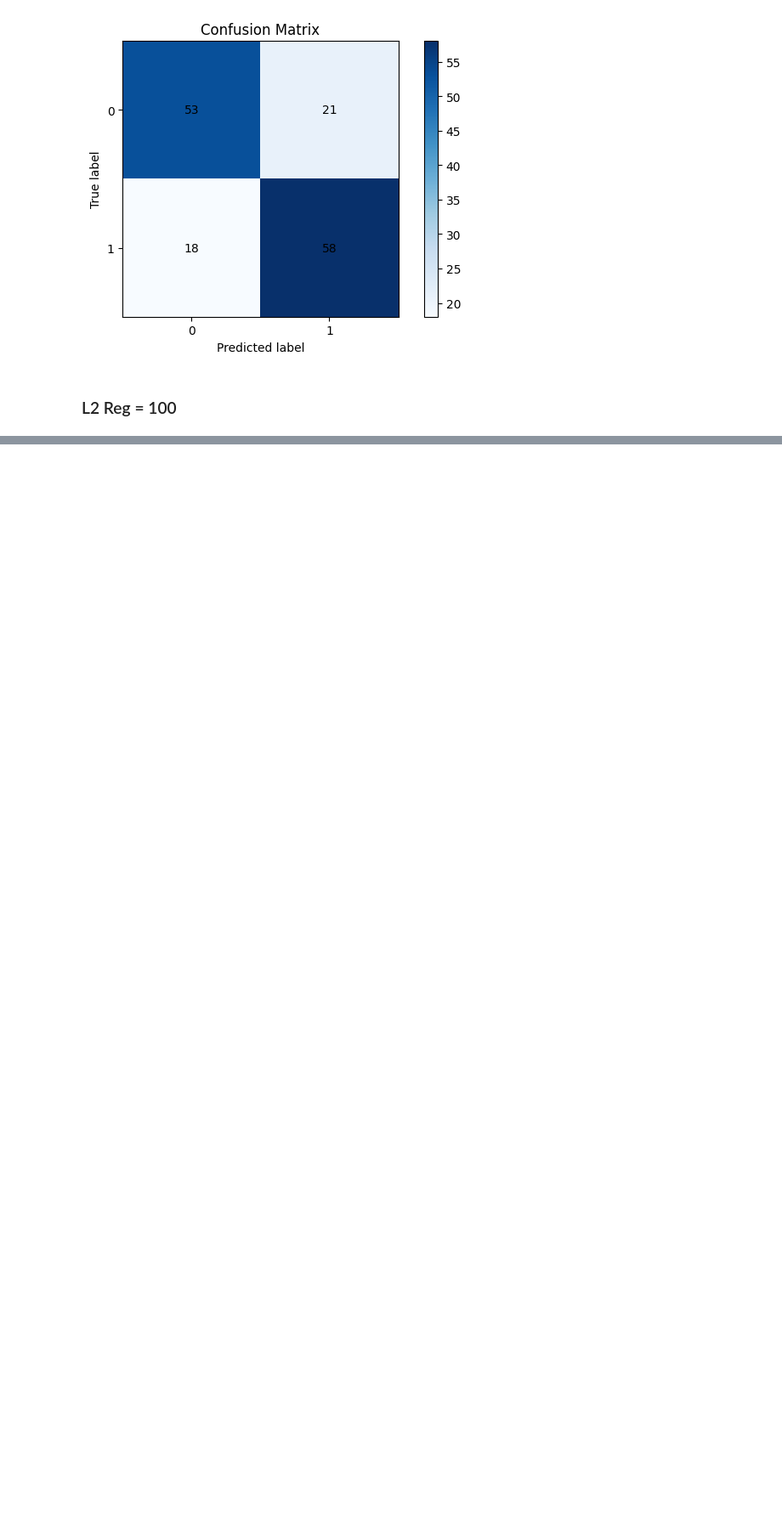
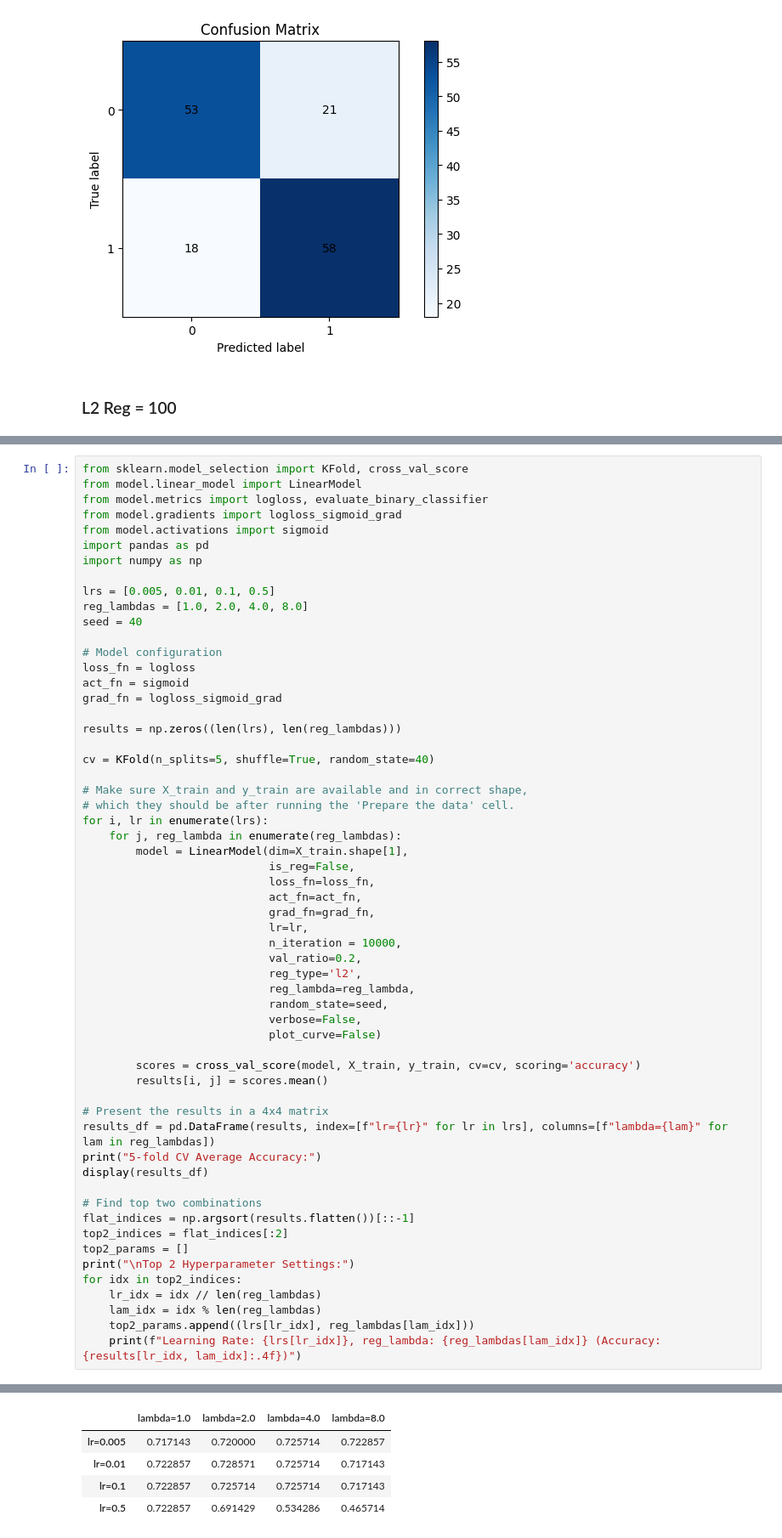
Before and after one commit to pinkypacman/DM2026-Assignment-1, a Jupyter notebook: Real_World_Classification.ipynb, the cells around one changed output, grey strips where cells are left out. Shown at 85% size. Cells and saved outputs as stored; diff of their text form; blank space fills up the shorter version.

```diff
--- a/Real_World_Classification.ipynb
+++ b/Real_World_Classification.ipynb
@@ -397,0 +400,59 @@ F1-score  : 0.6726
+# %%
+from sklearn.model_selection import KFold, cross_val_score
+from model.linear_model import LinearModel
+from model.metrics import logloss, evaluate_binary_classifier
+from model.gradients import logloss_sigmoid_grad
+from model.activations import sigmoid
+import pandas as pd
+import numpy as np
+
+lrs = [0.005, 0.01, 0.1, 0.5]
+reg_lambdas = [1.0, 2.0, 4.0, 8.0]
+seed = 40
+
+# Model configuration
+loss_fn = logloss
+act_fn = sigmoid
+grad_fn = logloss_sigmoid_grad
+
+results = np.zeros((len(lrs), len(reg_lambdas)))
+
+cv = KFold(n_splits=5, shuffle=True, random_state=40)
+
+# Make sure X_train and y_train are available and in correct shape,
+# which they should be after running the 'Prepare the data' cell.
+for i, lr in enumerate(lrs):
+    for j, reg_lambda in enumerate(reg_lambdas):
+        model = LinearModel(dim=X_train.shape[1],
+                            is_reg=False,
+                            loss_fn=loss_fn,
+                            act_fn=act_fn,
+                            grad_fn=grad_fn,
+                            lr=lr,
+                            n_iteration = 10000,
+                            val_ratio=0.2,
+                            reg_type='l2',
+                            reg_lambda=reg_lambda,
+                            random_state=seed,
+                            verbose=False,
+                            plot_curve=False)
+
+        scores = cross_val_score(model, X_train, y_train, cv=cv, scoring='accuracy')
+        results[i, j] = scores.mean()
+
+# Present the results in a 4x4 matrix
+results_df = pd.DataFrame(results, index=[f"lr={lr}" for lr in lrs], columns=[f"lambda={lam}" for lam in reg_lambdas])
+print("5-fold CV Average Accuracy:")
+display(results_df)
+
+# Find top two combinations
+flat_indices = np.argsort(results.flatten())[::-1]
+top2_indices = flat_indices[:2]
+top2_params = []
+print("\nTop 2 Hyperparameter Settings:")
+for idx in top2_indices:
+    lr_idx = idx // len(reg_lambdas)
+    lam_idx = idx % len(reg_lambdas)
+    top2_params.append((lrs[lr_idx], reg_lambdas[lam_idx]))
+    print(f"Learning Rate: {lrs[lr_idx]}, reg_lambda: {reg_lambdas[lam_idx]} (Accuracy: {results[lr_idx, lam_idx]:.4f})")
+# %% [output]
@@ -397,0 +460,5 @@ F1-score  : 0.6726
+|  | lambda=1.0 | lambda=2.0 | lambda=4.0 | lambda=8.0 |
+| lr=0.005 | 0.717143 | 0.720000 | 0.725714 | 0.722857 |
+| lr=0.01 | 0.722857 | 0.728571 | 0.725714 | 0.717143 |
+| lr=0.1 | 0.722857 | 0.725714 | 0.725714 | 0.717143 |
+| lr=0.5 | 0.722857 | 0.691429 | 0.534286 | 0.465714 |
```
Also changed, not shown: parts of 9 cells of this notebook, 3 other files.
